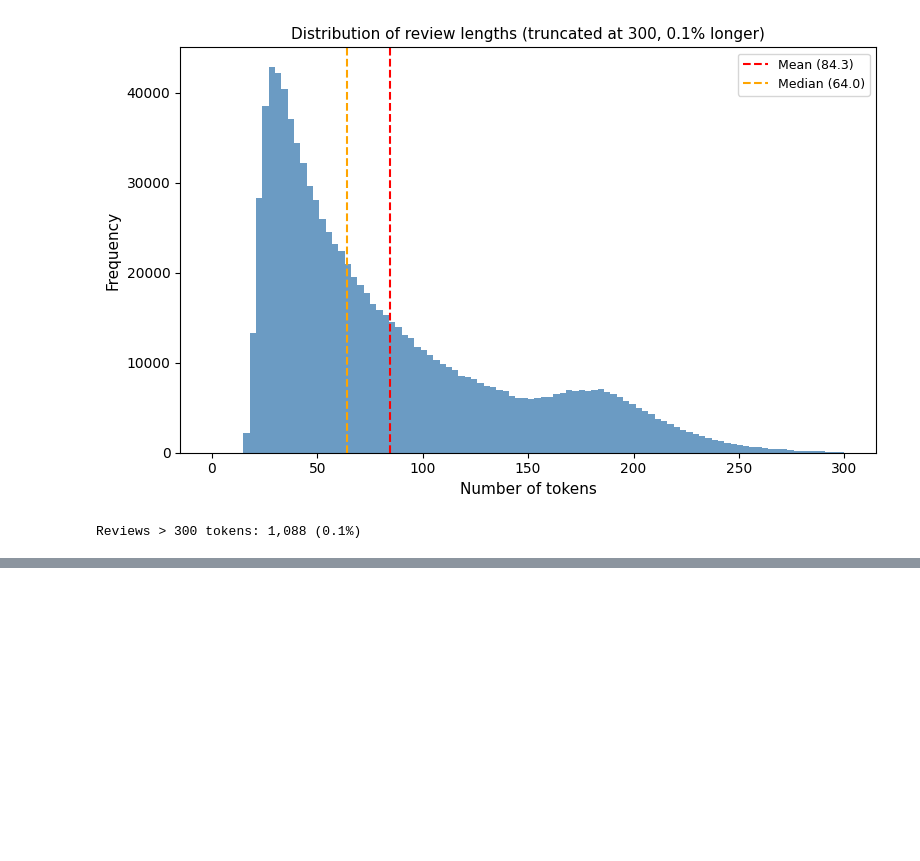
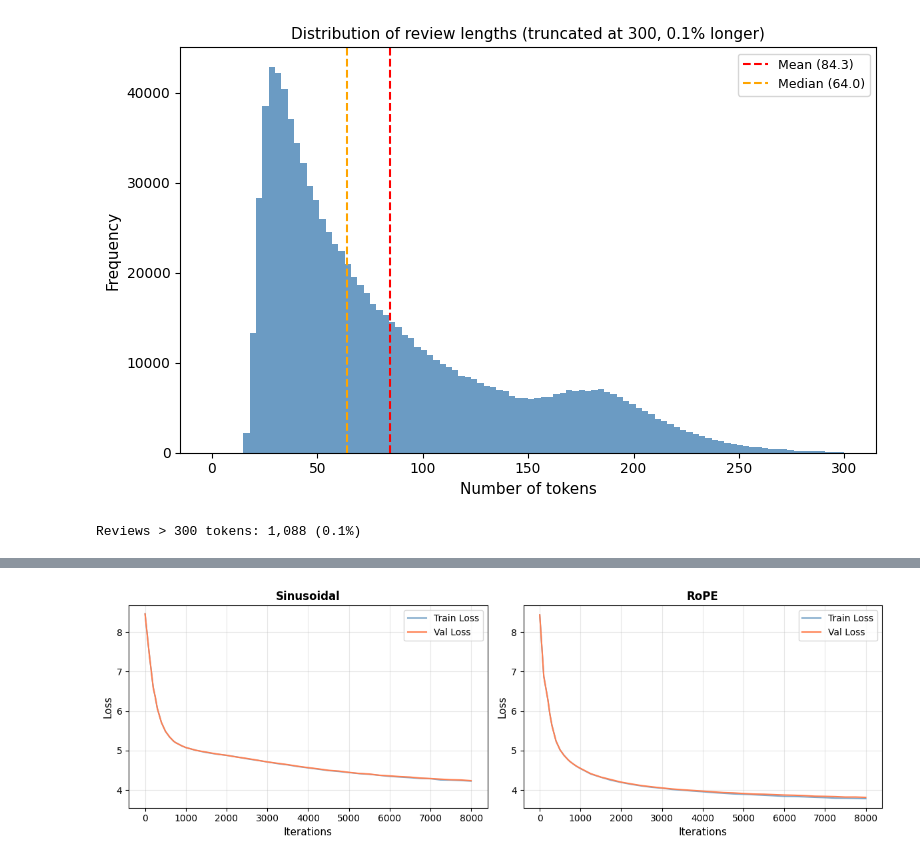
Before and after one commit to hurryman42/The-TruFiTi-Group, a Jupyter notebook: reading_models.ipynb, the cells around one changed output, grey strips where cells are left out. Cells and saved outputs as stored; diff of their text form; code cells hidden in the pictures; blank space fills up the shorter version.

```diff
--- a/reading_models.ipynb
+++ b/reading_models.ipynb
@@ -256,0 +294,40 @@ Reviews > 300 tokens: 1,088 (0.1%)
+# %%
+fig, (ax1, ax2) = plt.subplots(1, 2, figsize=(12, 4))
+
+# --- Sinusoidal Plot ---
+ax1.plot(
+    history_sinusoidal["_step"],
+    history_sinusoidal["train_loss"],
+    label="Train Loss",
+    color="steelblue",
+    linewidth=1.5,
+    alpha=0.7,
+)
+ax1.plot(history_sinusoidal["_step"], history_sinusoidal["val_loss"], label="Val Loss", color="coral", linewidth=1.5)
+ax1.set_xlabel("Iterations", fontsize=11)
+ax1.set_ylabel("Loss", fontsize=11)
+ax1.set_title("Sinusoidal", fontsize=12, fontweight="bold")
+ax1.legend(fontsize=10)
+ax1.grid(alpha=0.3)
+
+# --- RoPE Plot ---
+ax2.plot(
+    history_rope["_step"], history_rope["train_loss"], label="Train Loss", color="steelblue", linewidth=1.5, alpha=0.7
+)
+ax2.plot(history_rope["_step"], history_rope["val_loss"], label="Val Loss", color="coral", linewidth=1.5)
+ax2.set_xlabel("Iterations", fontsize=11)
+ax2.set_ylabel("Loss", fontsize=11)
+ax2.set_title("RoPE", fontsize=12, fontweight="bold")
+ax2.legend(fontsize=10)
+ax2.grid(alpha=0.3)
+
+y_min = min(ax1.get_ylim()[0], ax2.get_ylim()[0])
+y_max = max(ax1.get_ylim()[1], ax2.get_ylim()[1])
+ax1.set_ylim(y_min, y_max)
+ax2.set_ylim(y_min, y_max)
+
+plt.tight_layout()
+plt.savefig("train_val_loss_comparison.png", dpi=150, bbox_inches="tight")
+plt.show()
+# %% [output]
+[figure, added]
```
Also changed, not shown: parts of 3 cells of this notebook, 4 other files.
